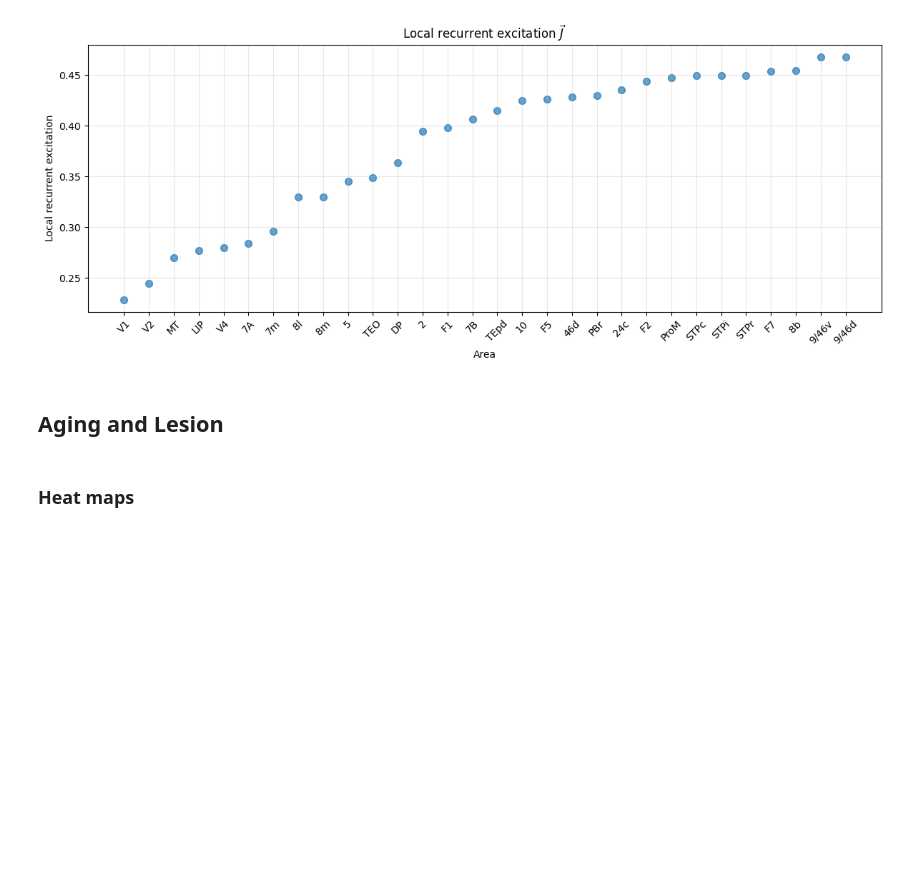
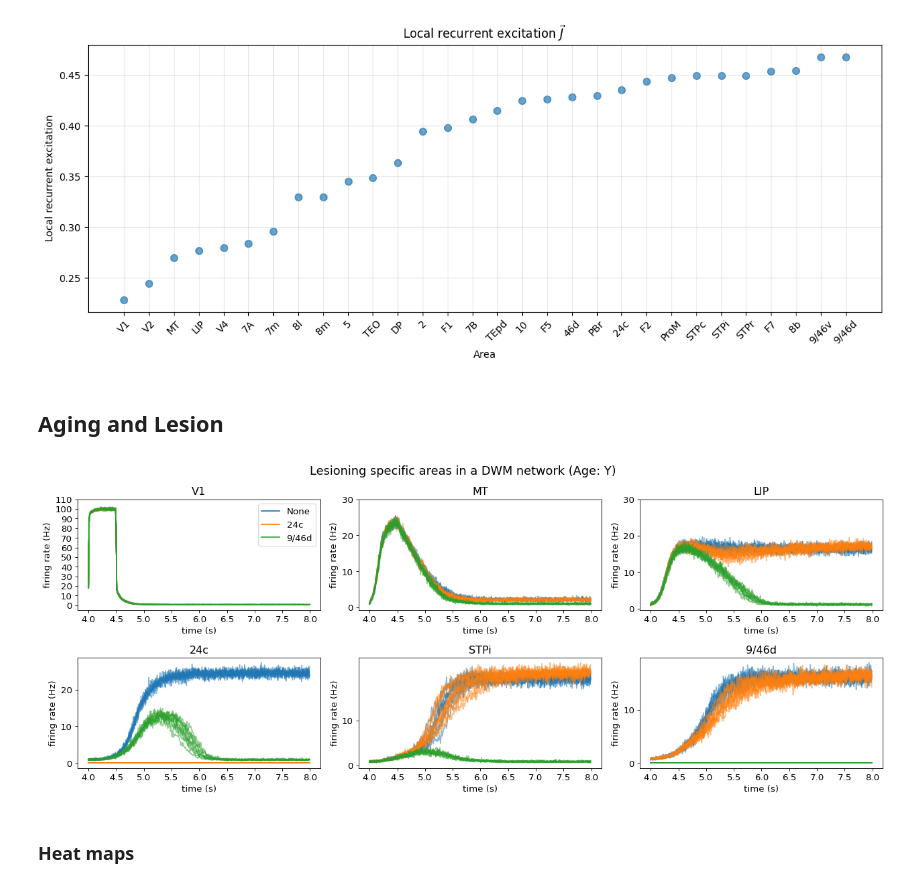
Before and after one commit to Davide537/Mathematical-Models, a Jupyter notebook: WM Model/Aging model.ipynb, the cells around one changed output. Saved outputs shown, nothing was run; the diff lists cells and outputs as text; code cells hidden in the pictures; blank space fills up the shorter version.

```diff
--- a/WM Model/Aging model.ipynb
+++ b/WM Model/Aging model.ipynb
@@ -1858,40 +1857,42 @@ color_plot = { None: 'tab:blue',
 
 
 for area in [None, '24c', '9/46d']: # areas to silence
-    B.runsim(lesion = [ 'perm', area], trials=trials) # silence the area here
+    B.runsim(lesion = [ 'perm', area], stim=[4,4.5,0.6,'V1'], trials=trials) # silence the area here
     # B.plot_neural_activity()
     # plt.show()
     R_E1 = B.R[:,:B.num_areas]
 
     times = np.arange(4, 8, B.dt_rate)
     plt.rcParams.update({'font.size': 12})
 
     for i in range(1,len(selection)+1):
         ax = plt.subplot(len(selection),3,i)
         ax.set_title(selection[i-1])
         # Plot the rates for the E1 soma
         plt.subplots_adjust(hspace = 1)
         subset = np.where(np.isin(np.array(B.area_list), selection[i-1]))[0]
         for tr in range(trials):
             plt.plot(times, R_E1[int(4/B.dt_rate):int(8/B.dt_rate),subset,tr], color=color_plot[area],alpha = 0.5)
 
         # Place text above the black line
         axes = plt.gca()
         if i == 1:
             # plt.legend(['Control', '24c silenced', '9/46d silenced'])
             legend_handles = [ mlines.Line2D([], [], color='tab:blue') ,
                                mlines.Line2D([], [], color='tab:orange'),
                                mlines.Line2D([], [], color='tab:green')
                                ]
             plt.legend(legend_handles, ['None', '24c', '9/46d'])
         plt.xlabel('time (s)')
         plt.ylabel('firing rate (Hz)')
         plt.yticks(np.arange(0,np.max(R_E1[int(4/B.dt_rate):int(8/B.dt_rate),subset])+15, 10) )
 
 fig.suptitle(f'Lesioning specific areas in a DWM network (Age: Y)', fontsize=16)
 plt.tight_layout(rect=[0, 0, 1, 0.99])
-# plt.savefig(f'Fig/Heatmaps/Lesion/example_lesion.svg', dpi=150, bbox_inches='tight')
+plt.savefig(f'Fig/Heatmaps/Lesion/example_lesion.svg', dpi=150, bbox_inches='tight')
 plt.show()
+# %% [output]
+[figure, added]
 # %% [markdown]
 ### Heat maps
 # %%
```
Also changed, not shown: parts of 2 cells of this notebook, 2 other files.
